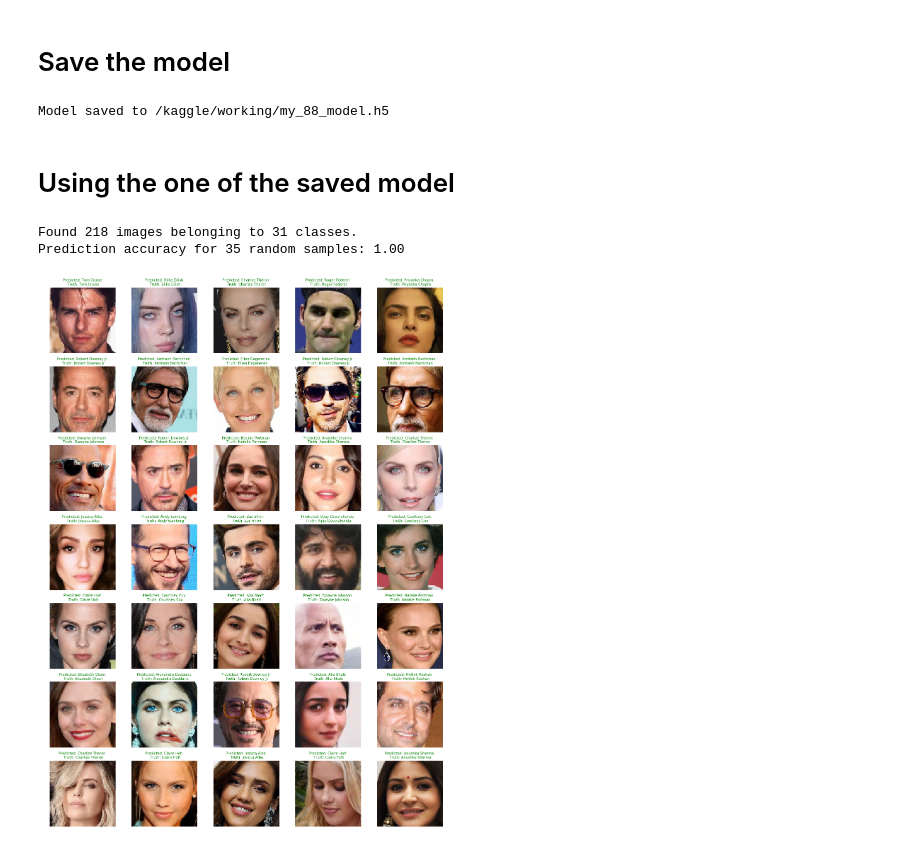
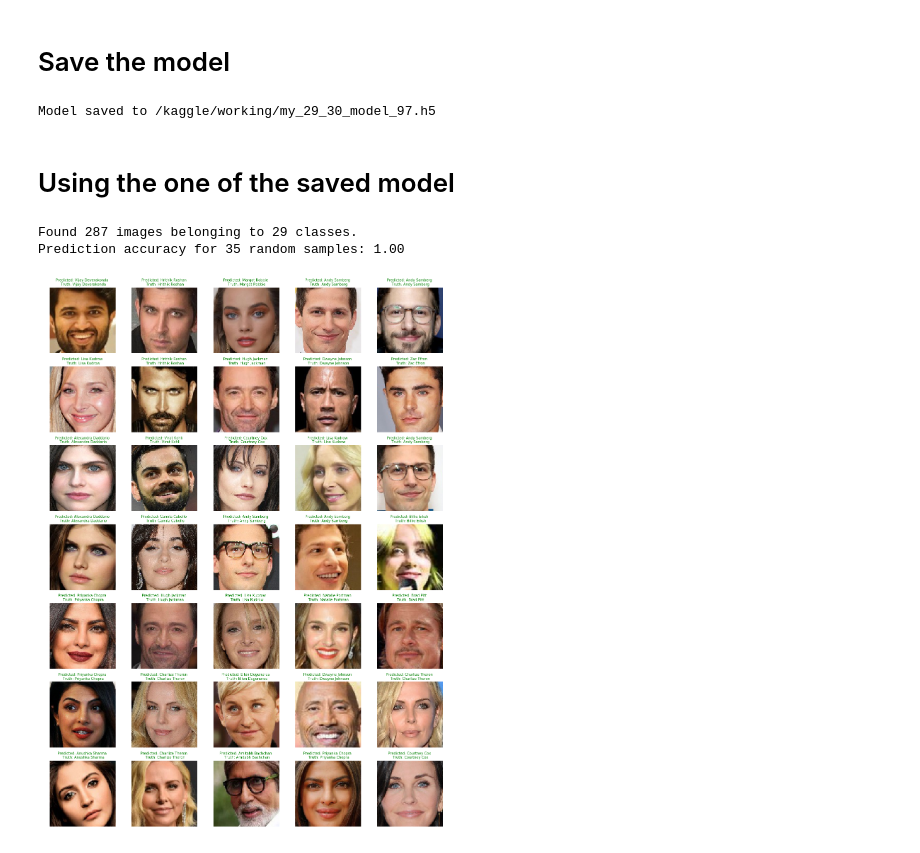
Before and after one commit to 21bq1a4210/B-tech, a Jupyter notebook: Projects/FRS/face-recognition-using-vggface2.ipynb, the cells around one changed output. Cells and saved outputs as stored; diff of their text form; code cells hidden in the pictures.

Commit message:
Kaggle Notebook | Face Recognition using VGGFace2 | Finished

```diff
--- a/Projects/FRS/face-recognition-using-vggface2.ipynb
+++ b/Projects/FRS/face-recognition-using-vggface2.ipynb
@@ -129,7 +132,7 @@ plt.show()
 val_ds = generator.flow_from_directory(
     train_dir,
     target_size=(224, 224),
-    batch_size=128,
+    batch_size=64,
     class_mode='categorical',
     subset='validation'
 )
@@ -158,20 +171,21 @@ vggface_model = VGGFace(model='resnet50', include_top=False, input_shape=(224, 2
 # %%
 from keras_vggface.vggface import VGGFace
 from keras_vggface.utils import preprocess_input
-from keras.layers import Input, Dense, Dropout
+from keras.layers import Input, Dense, Dropout, BatchNormalization
+
 
 # Define input tensor
 input_tensor = Input(shape=(224, 224, 3))
 
 # Load the VGGFace model without the top layers
-vggface_model = VGGFace(include_top=False, input_tensor=input_tensor, pooling='avg')
+vggface_model_resnet = VGGFace(include_top=False, input_tensor=input_tensor, pooling='avg')
 
 # Freeze the layers of the VGGFace model
-for layer in vggface_model.layers:
+for layer in vggface_model_resnet.layers:
     layer.trainable = False
 
 # Get the output of the last layer of VGGFace
-x = vggface_model.output
+x = vggface_model_resnet.output
 
 # Add custom layers on top of the VGGFace model
 # x = Dense(2048, activation='relu')(x)
@@ -180,10 +194,12 @@ x = vggface_model.output
 # x = Dropout(0.5)(x)
 # x = Dense(512, activation='relu')(x)
 # x = Dropout(0.5)(x)
-x = Dense(1024, activation="relu",kernel_regularizer=regularizers.l2(0.01))(x)
+# x = Dense(1024, activation="relu",kernel_regularizer=regularizers.l2(0.01))(x)
+# x = Dropout(0.3)(x)
+# x = BatchNormalization()(x)
+x = Dense(512, activation="relu",kernel_regularizer=regularizers.l1(0.01))(x)
 x = Dropout(0.5)(x)
-# x = Dense(512, activation="relu",kernel_regularizer=regularizers.l2(0.01))(x)
-# x = Dropout(0.5)(x)
+# x = Dense(128, activation="relu",kernel_regularizer=regularizers.l1(0.01))(x)
 predictions = Dense(train_ds.num_classes, activation='softmax')(x)
 # %% [output]
 Downloading data from https://github.com/rcmalli/keras-vggface/releases/download/v2.0/rcmalli_vggface_tf_notop_vgg16.h5
@@ -194,7 +210,7 @@ from keras.optimizers import Adam
 from keras.callbacks import EarlyStopping, ReduceLROnPlateau
 
 # Create the final model
-model = Model(inputs=[vggface_model.input], outputs=predictions)
+model = Model(inputs=[vggface_model_resnet.input], outputs=predictions)
 
 # Compile the model with a different optimizer and learning rate scheduler
 optimizer = Adam(lr=0.001)  # Use 'lr' instead of 'learning_rate'
@@ -210,9 +226,10 @@ early_stopping = EarlyStopping(
 # Define the learning rate scheduler callback
 lr_scheduler = ReduceLROnPlateau(
     monitor='val_loss',
-    factor=0.2,
-    patience=3,
-    min_lr=0.00001
+    factor=0.1,
+    patience=5,
+    min_lr=0.0001,
+    verbose=1
 )
 
 # Display the model's architecture
@@ -249,7 +266,8 @@ history = model.fit_generator(
     steps_per_epoch=steps_per_epoch_train,
     validation_data=val_ds,
     validation_steps=steps_per_epoch_val,
-    callbacks=[early_stopping, lr_scheduler]
+    callbacks=[early_stopping, lr_scheduler],
+    verbose=1
 )
 # %% [output]
 Epoch 1/100
@@ -335,11 +353,11 @@ Test Accuracy: 87.04%
 # Save the model
 # %%
 # Save the model
-model_save_path = '/kaggle/working/my_88_model.h5'
+model_save_path = '/kaggle/working/my_29_30_model_97.h5'
 model.save(model_save_path)
 print(f"Model saved to {model_save_path}")
 # %% [output]
-Model saved to /kaggle/working/my_88_model.h5
+Model saved to /kaggle/working/my_29_30_model_97.h5
 # %% [markdown]
 # Using the one of the saved model
 # %%
@@ -413,35 +431,35 @@ def evaluate_model(dataset, model, class_names, original_images_dir, target_size
 
         if pred_idx == truth_idx:
             num_matches += 1
             plt.setp(title_obj, color="g")
         else:
             plt.setp(title_obj, color="r")
 
     acc = num_matches / num_images
     print(f"Prediction accuracy for {num_images} random samples: {acc:.2f}")
 
 # Load your model
 # reloaded_model = load_model('/kaggle/input/my_model_80/tensorflow2/first_model/1/my_model.h5')
-reloaded_model = load_model("/kaggle/input/my_model_80/tensorflow2/version3/1/my_88_model.h5")
+reloaded_model = load_model("/kaggle/working/my_29_model_97.h5")
 
 # Define the class names for your dataset
 class_names = list(train_ds.class_indices.keys())
 
-test_dir = '/kaggle/input/celebrity-cropped-faces/CroppedImages/test'
-original_images_dir = '/kaggle/input/celebrity-cropped-faces/CroppedImages/test'
+test_dir = '/kaggle/input/face-30/New_CroppedImages/test'
+original_images_dir = '/kaggle/input/face-30/New_CroppedImages/test'
 
 # Prepare your test dataset
 test_generator = ImageDataGenerator(preprocessing_function=preprocess_input).flow_from_directory(
     test_dir,
     target_size=(224, 224),
     batch_size=8,
     class_mode='categorical',
     shuffle=False
 )
 
 # Evaluate the model with 35 randomly chosen images
 evaluate_model(test_generator, reloaded_model, class_names, original_images_dir, target_size=(224, 224), num_images=35)
 # %% [output]
-Found 218 images belonging to 31 classes.
+Found 287 images belonging to 29 classes.
 Prediction accuracy for 35 random samples: 1.00
-[figure, old version]
+[figure, new version]
```
Also changed, not shown: parts of 21 cells of this notebook.
